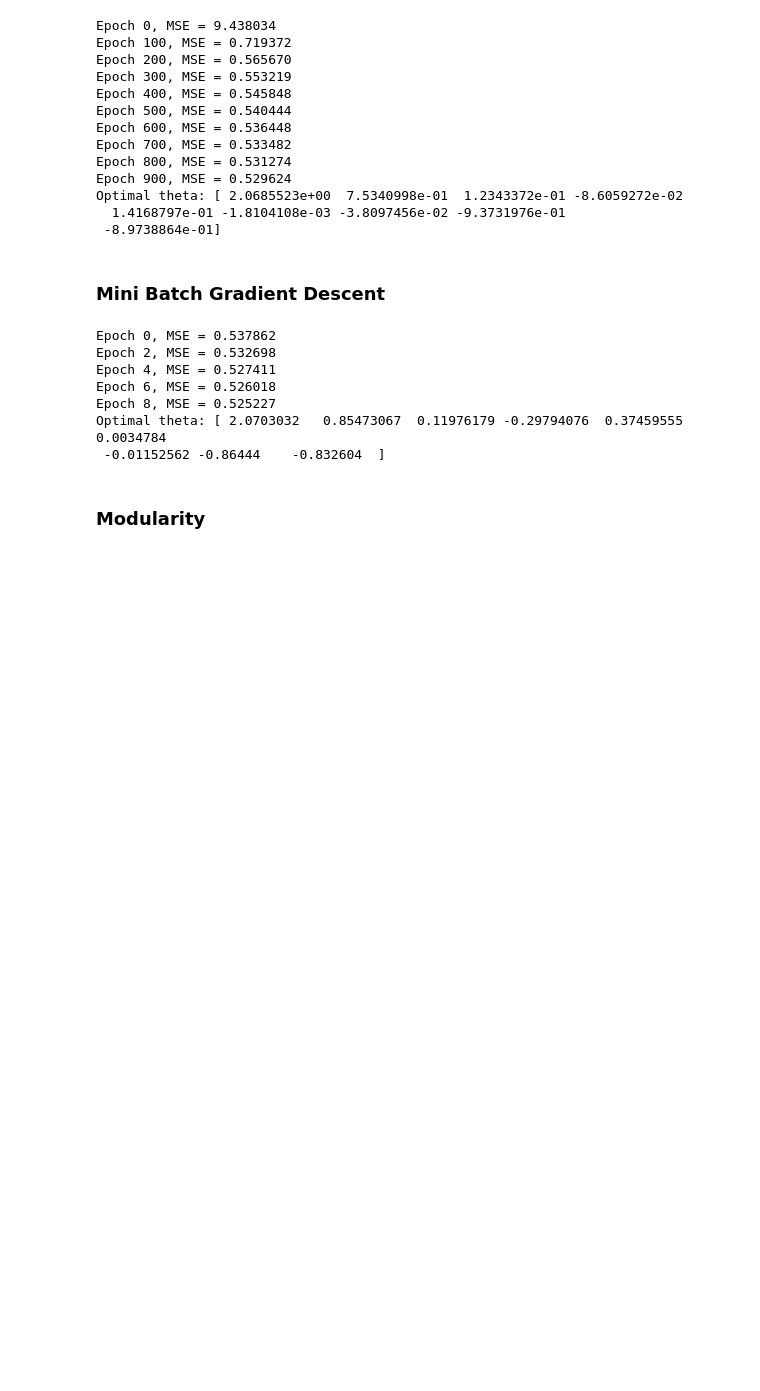
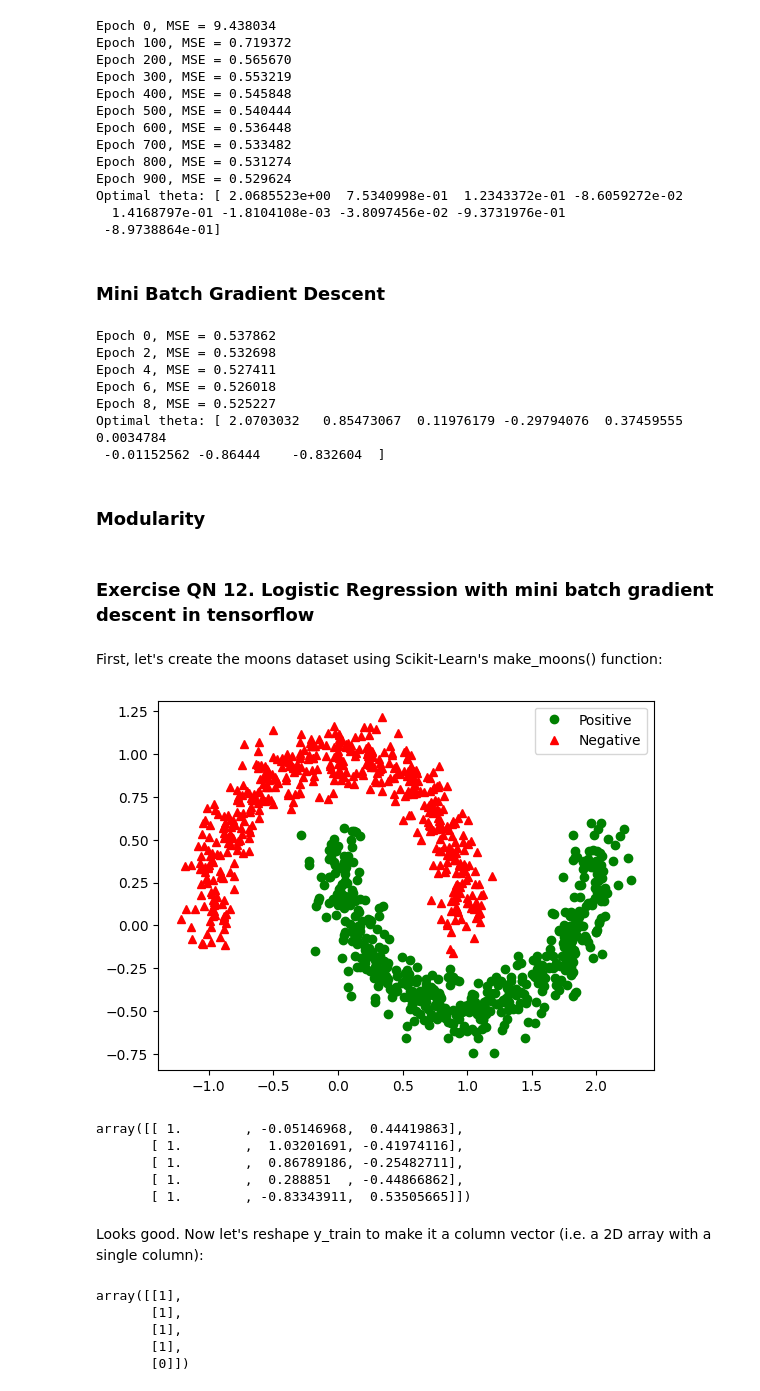
Before and after one commit to VictorAbhi/ml_learning, a Jupyter notebook: ml/machine learning/hands-on-ml/1_dl_with_tensorflow.ipynb, the cells around one changed output. Cells and saved outputs as stored; diff of their text form; code cells hidden in the pictures; blank space fills up the shorter version.

Commit message:
implemented logistic regression using tf

```diff
--- a/ml/machine learning/hands-on-ml/1_dl_with_tensorflow.ipynb
+++ b/ml/machine learning/hands-on-ml/1_dl_with_tensorflow.ipynb
@@ -262,3 +262,21 @@ X = tf.constant([[1.0, 2.0, 3.0], [4.0, 5.0, 6.0]], dtype=tf.float32)  # Shape:
 # Create 5 ReLUs
 relus = [relu(X, name=f"relu_{i}") for i in range(5)]
 output = tf.add_n(relus, name="output")
+# %% [markdown]
+### Exercise QN 12. Logistic Regression with mini batch gradient descent in tensorflow
+# %% [markdown]
+First, let's create the moons dataset using Scikit-Learn's make_moons() function:
+# %%
+from sklearn.datasets import make_moons
+
+m = 1000
+X_moons, y_moons = make_moons(m, noise=0.1, random_state=42)
+# %%
+# visualizing the data
+import matplotlib.pyplot as plt
+plt.plot(X_moons[y_moons == 1, 0], X_moons[y_moons == 1, 1], 'go', label="Positive")
+plt.plot(X_moons[y_moons == 0, 0], X_moons[y_moons == 0, 1], 'r^', label="Negative")
+plt.legend()
+plt.show()
+# %% [output]
+[figure, added]
@@ -264,0 +287,11 @@ output = tf.add_n(relus, name="output")
+# %%
+# let's check
+X_moons_with_bias[:5]
+# %% [output]
+array([[ 1.        , -0.05146968,  0.44419863],
+       [ 1.        ,  1.03201691, -0.41974116],
+       [ 1.        ,  0.86789186, -0.25482711],
+       [ 1.        ,  0.288851  , -0.44866862],
+       [ 1.        , -0.83343911,  0.53505665]])
+# %% [markdown]
+Looks good. Now let's reshape y_train to make it a column vector (i.e. a 2D array with a single column):
@@ -264,0 +301,9 @@ output = tf.add_n(relus, name="output")
+# %%
+# lets check y_moons_column_vector
+y_moons_column_vector[:5]
+# %% [output]
+array([[1],
+       [1],
+       [1],
+       [1],
+       [0]])
```
Also changed, not shown: parts of 17 cells of this notebook.
